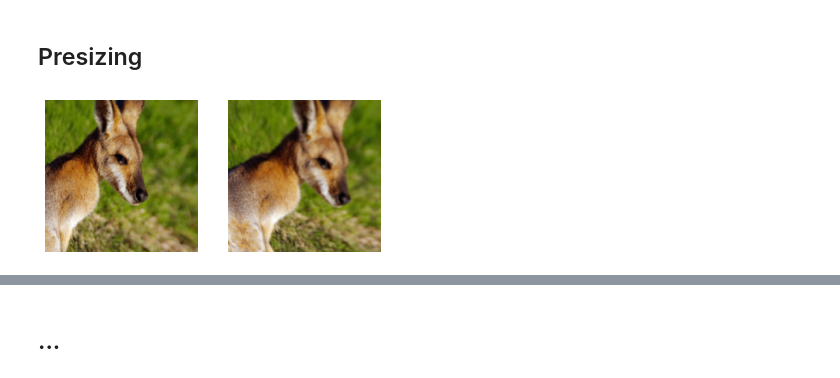
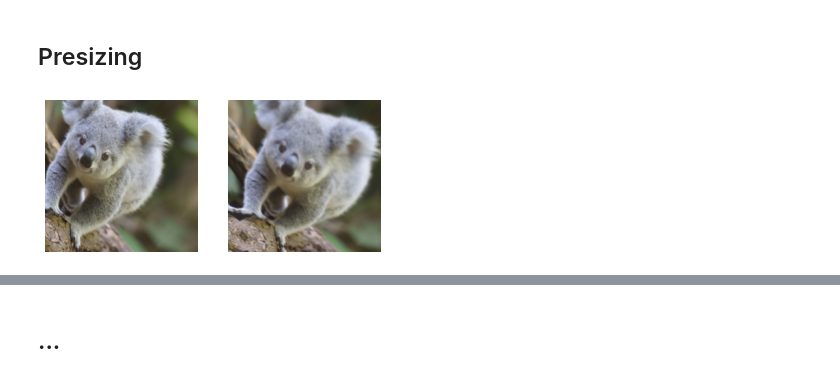
Before and after one commit to Viniciusfelp/Project_vfb2, a Jupyter notebook: VFB2_PROJECT.ipynb, the cells around one changed output, grey strips where cells are left out. Saved outputs shown, nothing was run; the diff lists cells and outputs as text; code cells hidden in the pictures.

```diff
--- a/VFB2_PROJECT.ipynb
+++ b/VFB2_PROJECT.ipynb
@@ -139,25 +140,25 @@ VBox(children=(Dropdown(options=('canguru', 'coala', 'gamba', 'img'), value='can
 # %%
 dblock1 = DataBlock(blocks=(ImageBlock(), CategoryBlock()),
                    get_y=parent_label,
                    item_tfms=Resize(460))
-dls1 = dblock1.dataloaders([(Path.cwd()/(path/'img').ls()[1])]*100, bs=8)
+dls1 = dblock1.dataloaders([(Path.cwd()/(path/'coala').ls()[1])]*100, bs=8)
 dls1.train.get_idxs = lambda: Inf.ones
 x,y = dls1.valid.one_batch()
 _,axs = subplots(1, 2)
 
 x1 = TensorImage(x.clone())
 x1 = x1.affine_coord(sz=224)
 x1 = x1.rotate(draw=30, p=1.)
 x1 = x1.zoom(draw=1.2, p=1.)
 x1 = x1.warp(draw_x=-0.2, draw_y=0.2, p=1.)
 
 tfms = setup_aug_tfms([Rotate(draw=30, p=1, size=224), Zoom(draw=1.2, p=1., size=224),
                        Warp(draw_x=-0.2, draw_y=0.2, p=1., size=224)])
 x = Pipeline(tfms)(x)
 TensorImage(x[0]).show(ctx=axs[0])
 TensorImage(x1[0]).show(ctx=axs[1]);
 # %% [output]
-[figure, old version]
+[figure, new version]
 # %%
 dls.show_batch(nrows=1, ncols=3)
 # %% [output]
```
Also changed, not shown: parts of 22 cells of this notebook.
